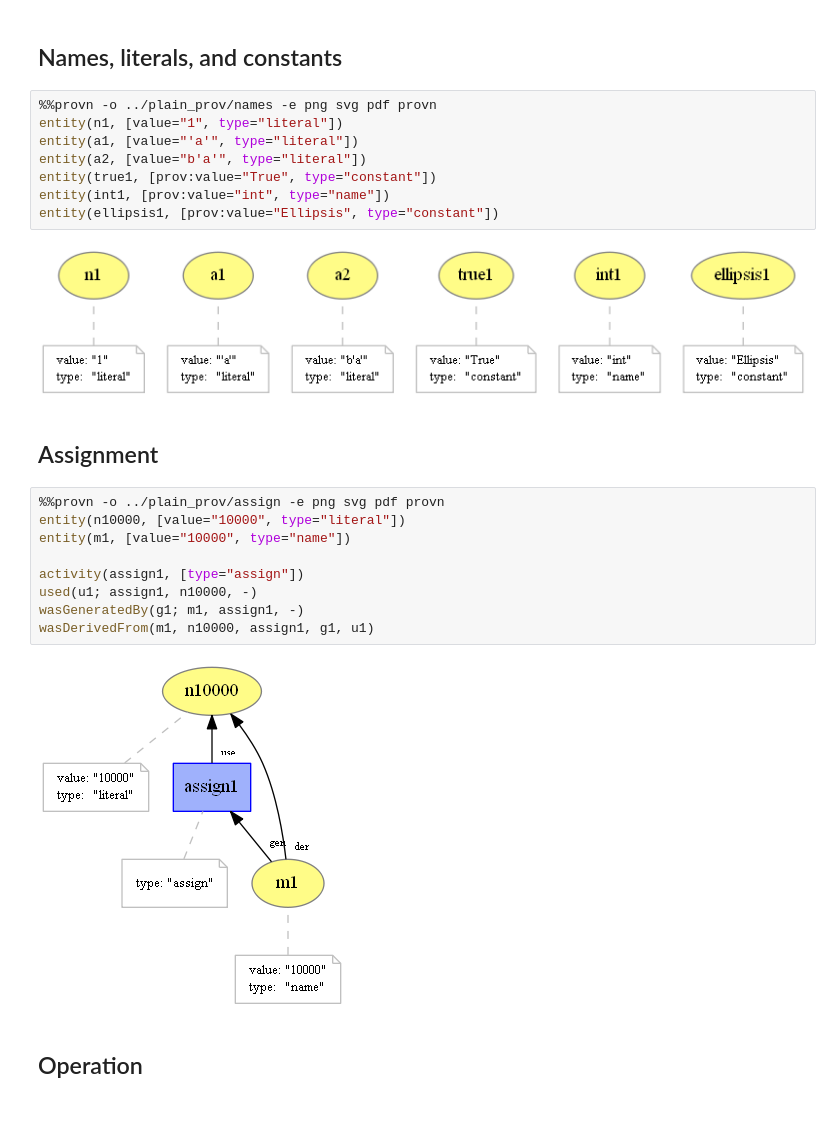
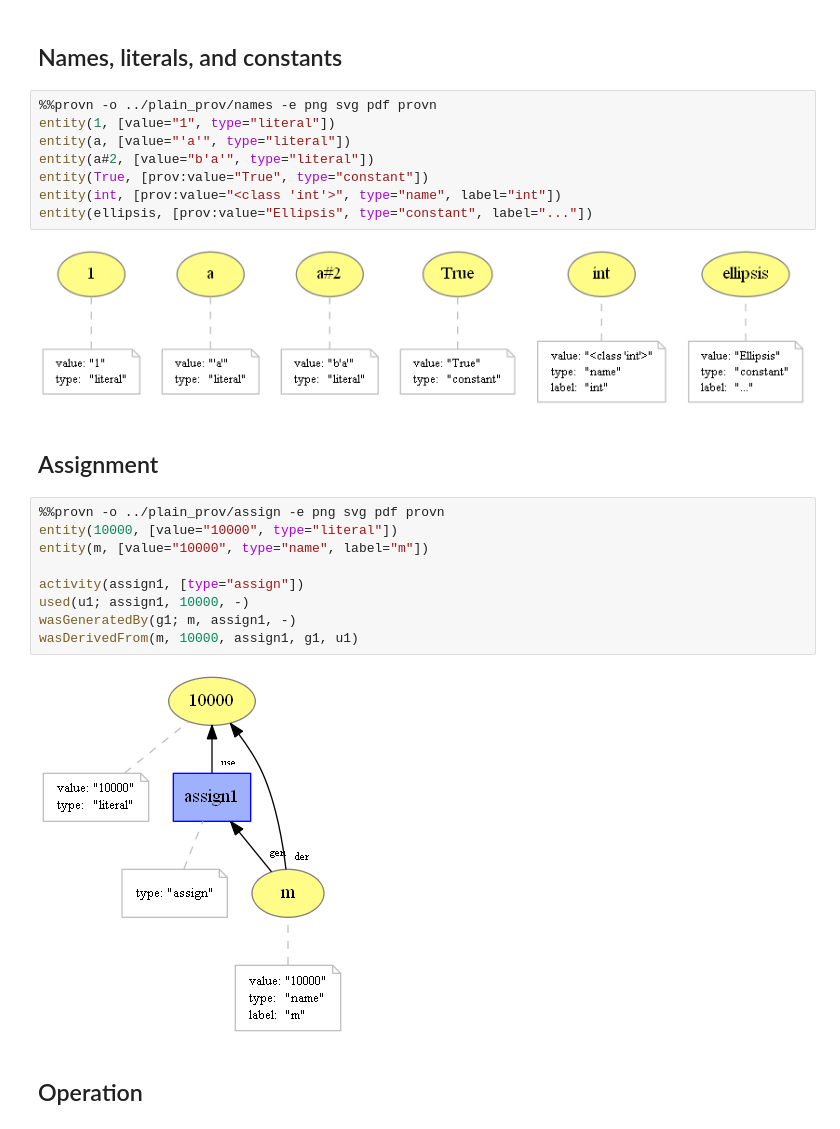
Before and after one commit to dew-uff/versioned-prov, a Jupyter notebook: notebooks/[PROV] Mapping.ipynb, the cells around one changed output. Drawn from its saved outputs; the diff is of its cells as text.

Commit message:
Simplify prov mapping

```diff
--- a/notebooks/[PROV] Mapping.ipynb
+++ b/notebooks/[PROV] Mapping.ipynb
@@ -15,27 +15,27 @@ def had_member(dot, ecollection=None, eid=None, attrs=None, id_=None):
 ## Names, literals, and constants
 # %%
 %%provn -o ../plain_prov/names -e png svg pdf provn
-entity(n1, [value="1", type="literal"])
-entity(a1, [value="'a'", type="literal"])
-entity(a2, [value="b'a'", type="literal"])
-entity(true1, [prov:value="True", type="constant"])
-entity(int1, [prov:value="int", type="name"])
-entity(ellipsis1, [prov:value="Ellipsis", type="constant"])
+entity(1, [value="1", type="literal"])
+entity(a, [value="'a'", type="literal"])
+entity(a#2, [value="b'a'", type="literal"])
+entity(True, [prov:value="True", type="constant"])
+entity(int, [prov:value="<class 'int'>", type="name", label="int"])
+entity(ellipsis, [prov:value="Ellipsis", type="constant", label="..."])
 # %% [output]
-[figure, old version]
+[figure, new version]
 # %% [markdown]
 ## Assignment
 # %%
 %%provn -o ../plain_prov/assign -e png svg pdf provn
-entity(n10000, [value="10000", type="literal"])
-entity(m1, [value="10000", type="name"])
+entity(10000, [value="10000", type="literal"])
+entity(m, [value="10000", type="name", label="m"])
 
 activity(assign1, [type="assign"])
-used(u1; assign1, n10000, -)
-wasGeneratedBy(g1; m1, assign1, -)
-wasDerivedFrom(m1, n10000, assign1, g1, u1)
+used(u1; assign1, 10000, -)
+wasGeneratedBy(g1; m, assign1, -)
+wasDerivedFrom(m, 10000, assign1, g1, u1)
 # %% [output]
-[figure, old version]
+[figure, new version]
 # %% [markdown]
 ## Operation
 # %%
```
Also changed, not shown: parts of 8 cells of this notebook, 51 other files.
